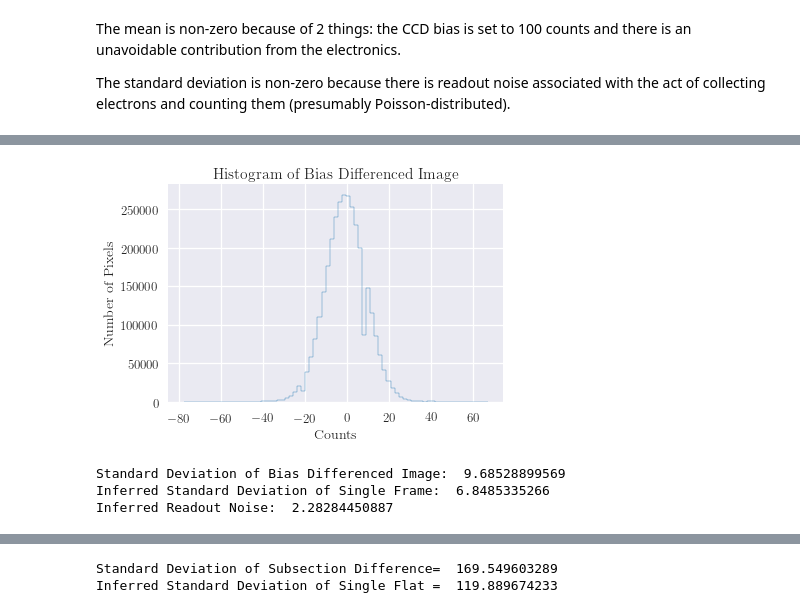
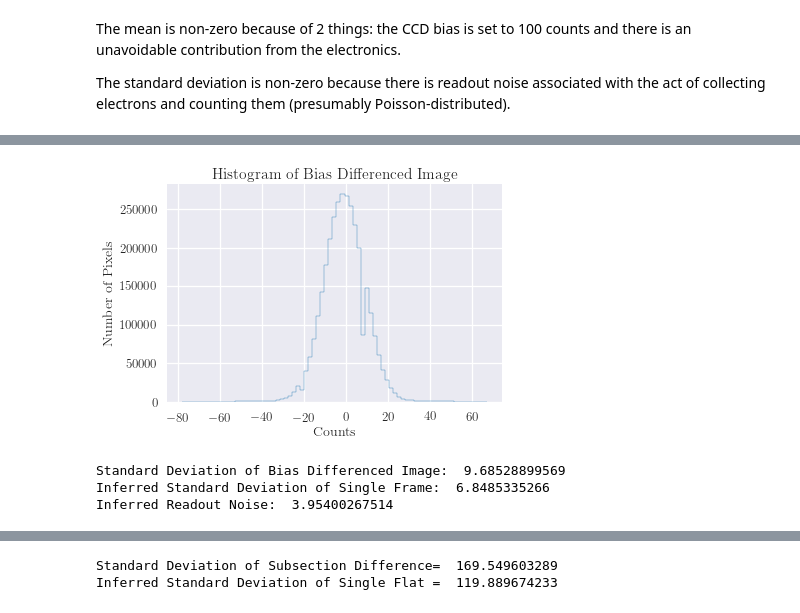
Before and after one commit to gmduvvuri/astr5550, a Jupyter notebook: homework/project_1/gmduvvuri_project1.ipynb, the cells around one changed output, grey strips where cells are left out. Drawn from its saved outputs; the diff is of its cells as text; code cells hidden in the pictures.

```diff
--- a/homework/project_1/gmduvvuri_project1.ipynb
+++ b/homework/project_1/gmduvvuri_project1.ipynb
@@ -142,24 +143,24 @@ plt.show()
 # %%
 bias_diff = bias_all[1] - bias_all[0]
 bias_diff_var = np.var(bias_diff)
 bias_single_var = bias_diff_var/2.0
-ron_var_estimate = bias_single_var/9.0
+ron_var_estimate = bias_single_var/3.0
 plt.hist(bias_diff.flatten(), histtype='step', bins=75)
 plt.xlabel('Counts')
 plt.ylabel('Number of Pixels')
 plt.title('Histogram of Bias Differenced Image')
 plt.show()
 print('Standard Deviation of Bias Differenced Image: ',
      np.sqrt(bias_diff_var))
 print('Inferred Standard Deviation of Single Frame: ',
      np.sqrt(bias_single_var))
 print('Inferred Readout Noise: ',
      np.sqrt(ron_var_estimate))
 # %% [output]
-[figure, old version]
+[figure, new version]
 Standard Deviation of Bias Differenced Image:  9.68528899569
 Inferred Standard Deviation of Single Frame:  6.8485335266
-Inferred Readout Noise:  2.28284450887
+Inferred Readout Noise:  3.95400267514
 # %%
 subsection_x = 1500
 subsection_y = 1000
```
Also changed, not shown: parts of 16 cells of this notebook.
